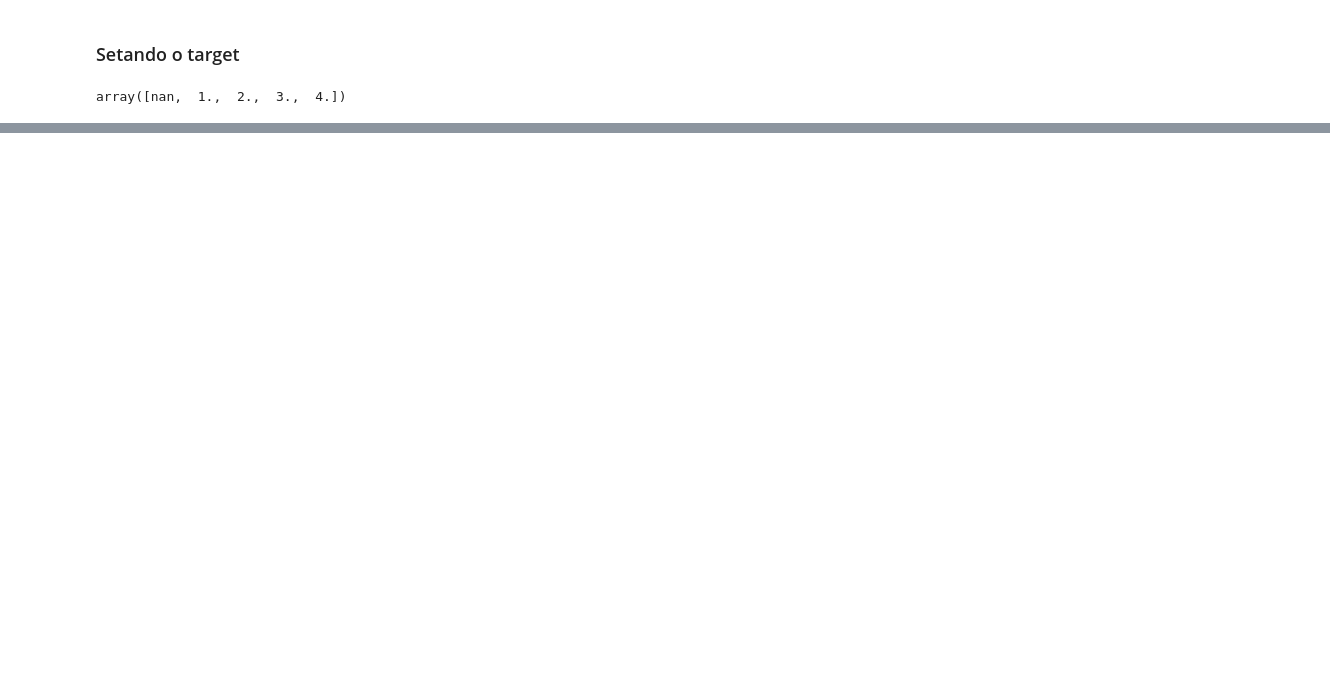
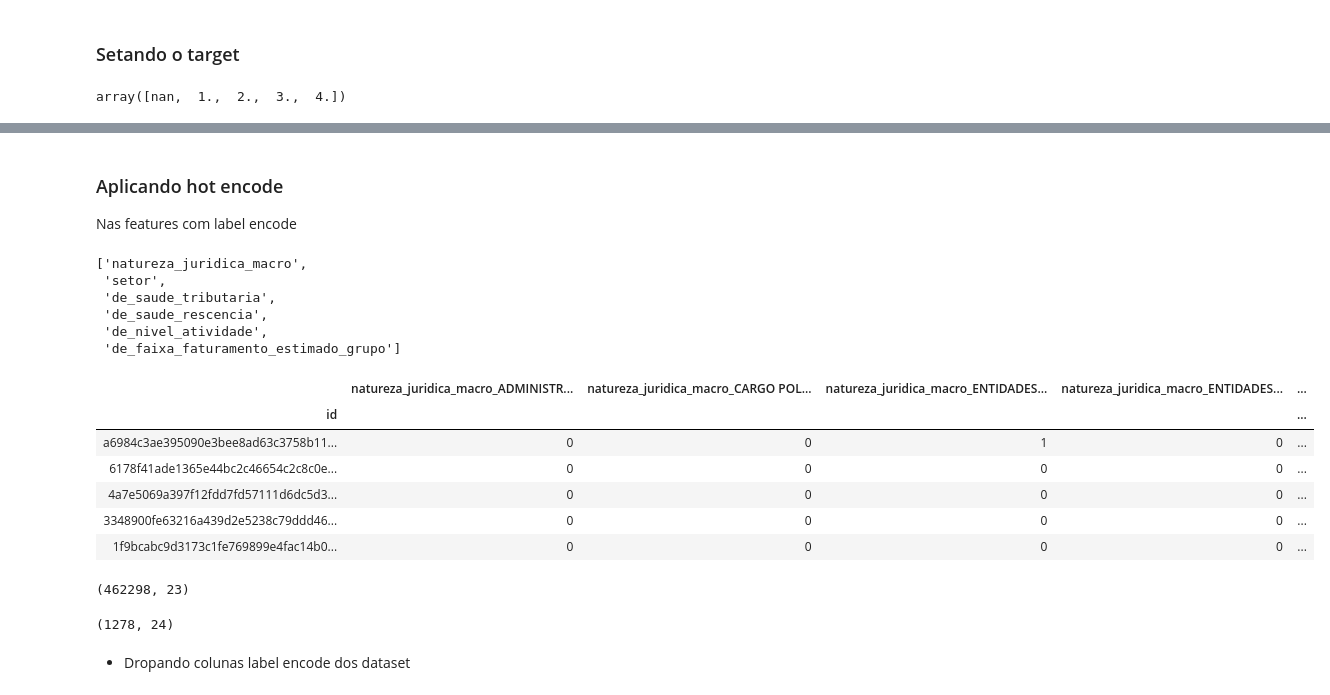
Before and after one commit to codenation-dev/squad-2-ad-xp-data-science-1, a Jupyter notebook: Projeto Final/FeatureEngineering.ipynb, the cells around one changed output, grey strips where cells are left out. Saved outputs shown, nothing was run; the diff lists cells and outputs as text; code cells hidden in the pictures; blank space fills up the shorter version.

```diff
--- a/Projeto Final/FeatureEngineering.ipynb
+++ b/Projeto Final/FeatureEngineering.ipynb
@@ -1219,5 +1157,5 @@ df_market_ok.head()
 # %%
 # Separando dataset de portfolios
-df_port_ok = df_market_ok[df_market_ok.target.notnull()]
-df_port_ok.shape
+df_train = df_market_ok[df_market_ok.target.notnull()]
+df_train.shape
 # %% [output]
@@ -1224,0 +1166,25 @@ df_port_ok.shape
+# %%
+perc_features_rfe_select = 0.7
+
+qty_features_to_select = round(df_train.shape[1] * perc_features_rfe_select)
+# %%
+from sklearn.feature_selection import RFE
+from sklearn.linear_model import LogisticRegression
+
+model = LogisticRegression(solver='liblinear')
+rfe = RFE(model, n_features_to_select=qty_features_to_select)
+
+train_rfe = rfe.fit_transform(df_train.drop('target', axis=1), df_train.target.values.ravel())
+
+model.fit(train_rfe, df_train.target.values.ravel())
+
+# Imprimindo as selecionadas
+temp = pd.Series(rfe.support_, index = df_train.drop('target', axis=1).columns)
+selected_features_rfe = temp[temp==True].index
+
+rfe_features = list(selected_features_rfe)
+
+print('\nTotal de principais features:')
+print(len(rfe_features))
+print('\nPrincipais features são:')
+print(rfe_features)
@@ -1224,0 +1197,47 @@ df_port_ok.shape
+# %% [markdown]
+### Aplicando hot encode
+Nas features com label encode
+# %%
+# Verificando quais são as features do tipo object que são relevantes de acordo com o RFE
+obj_lbl_cols = []
+
+for col in df_market_obj.columns:
+    if col in rfe_features:
+        obj_lbl_cols.append(col)
+
+obj_cols = np.char.replace(obj_lbl_cols, '_lbl', '')
+obj_cols = list(obj_cols)
+obj_cols
+# %% [output]
+['natureza_juridica_macro',
+ 'setor',
+ 'de_saude_tributaria',
+ 'de_saude_rescencia',
+ 'de_nivel_atividade',
+ 'de_faixa_faturamento_estimado_grupo']
+# %%
+df_encoded = pd.get_dummies(df_mkt_obj_bkp[obj_cols]).copy()
+df_encoded.head()
+# %% [output]
+|  | natureza_juridica_macro_ADMINISTR... | natureza_juridica_macro_CARGO POL... | natureza_juridica_macro_ENTIDADES... | natureza_juridica_macro_ENTIDADES... | ... |
+| id |  |  |  |  | ... |
+| a6984c3ae395090e3bee8ad63c3758b11... | 0 | 0 | 1 | 0 | ... |
+| 6178f41ade1365e44bc2c46654c2c8c0e... | 0 | 0 | 0 | 0 | ... |
+| 4a7e5069a397f12fdd7fd57111d6dc5d3... | 0 | 0 | 0 | 0 | ... |
+| 3348900fe63216a439d2e5238c79ddd46... | 0 | 0 | 0 | 0 | ... |
+| 1f9bcabc9d3173c1fe769899e4fac14b0... | 0 | 0 | 0 | 0 | ... |
+# %%
+# mantendo apenas as features explicadas pelo RFE
+X_test = df_market_ok[rfe_features].copy()
+X_test.shape
+# %% [output]
+(462298, 23)
+# %%
+# mantendo apenas as features explicadas pelo RFE
+X_train = df_train[rfe_features].copy()
+X_train['target'] = df_train.target
+X_train.shape
+# %% [output]
+(1278, 24)
+# %% [markdown]
+- Dropando colunas label encode dos dataset
```
Also changed, not shown: parts of 19 cells of this notebook, 1 other file.
